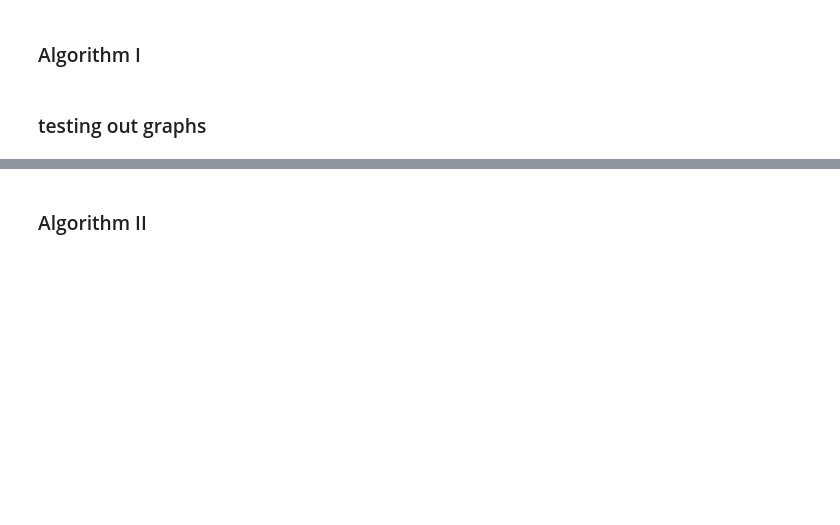
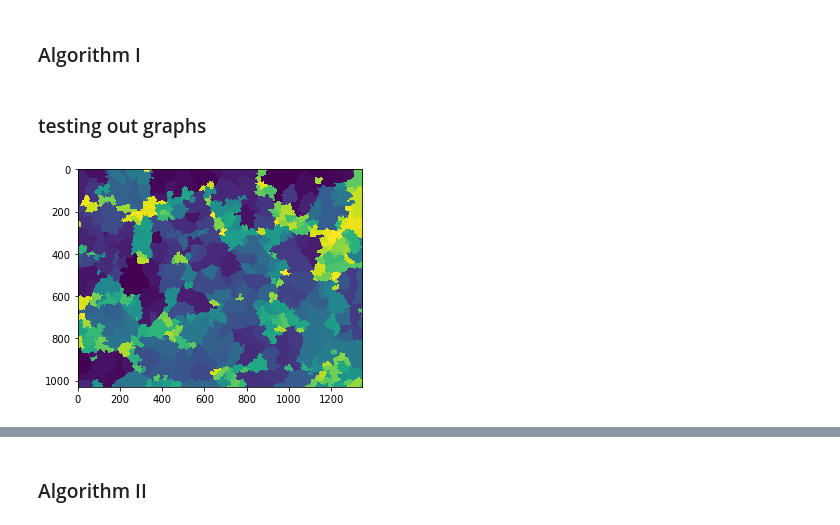
Before and after one commit to Jacob-Relle/MIP-Projekt, a Jupyter notebook: Project.ipynb, the cells around one changed output, grey strips where cells are left out. Drawn from its saved outputs; the diff is of its cells as text; code cells hidden in the pictures; blank space fills up the shorter version.

```diff
--- a/Project.ipynb
+++ b/Project.ipynb
@@ -152,11 +162,12 @@ def generate_fragments(img,std_dev,int_threshold,min_seed_dist,max_search_depth,
 ###  testing out graphs
 # %%
 #testing watershed
-a,b,c = generate_fragments(image,1,0.5,20,1,40)
-print(a)
-plt.imshow(b,cmap='gray')
+a,b,c = generate_fragments(image,1,0.1,20,1,40)
+plt.imshow(b)
 plt.show()
 print(c)
+# %% [output]
+[figure, added]
 # %%
 adjacency = np.array([[0, 1, 1, 0], [1, 0, 1, 1], [1, 1, 0, 0], [0, 1, 0, 0]])
 #adjacency = sparse.csr_matrix(adjacency)
```
Also changed, not shown: parts of 4 cells of this notebook.
